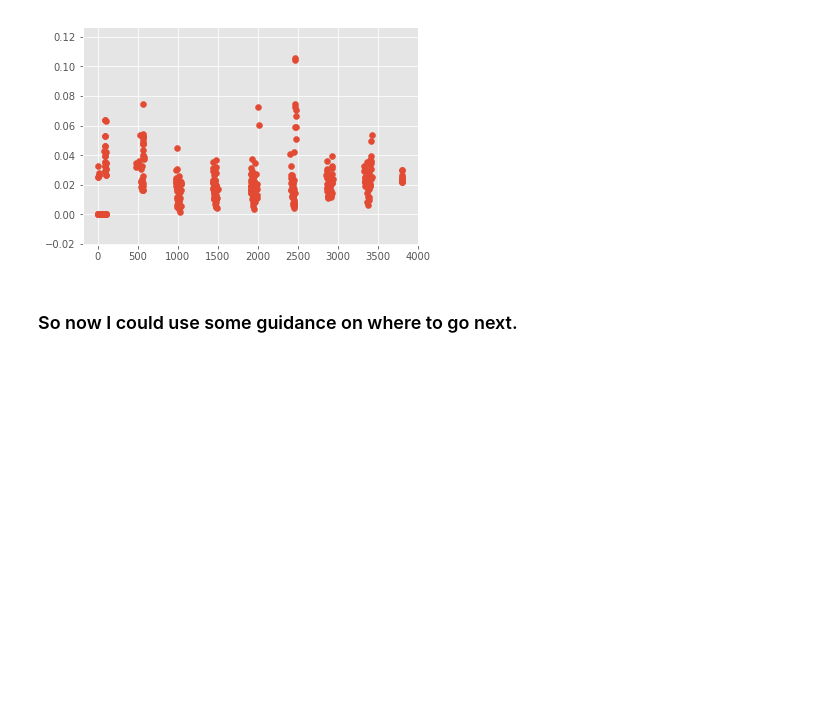
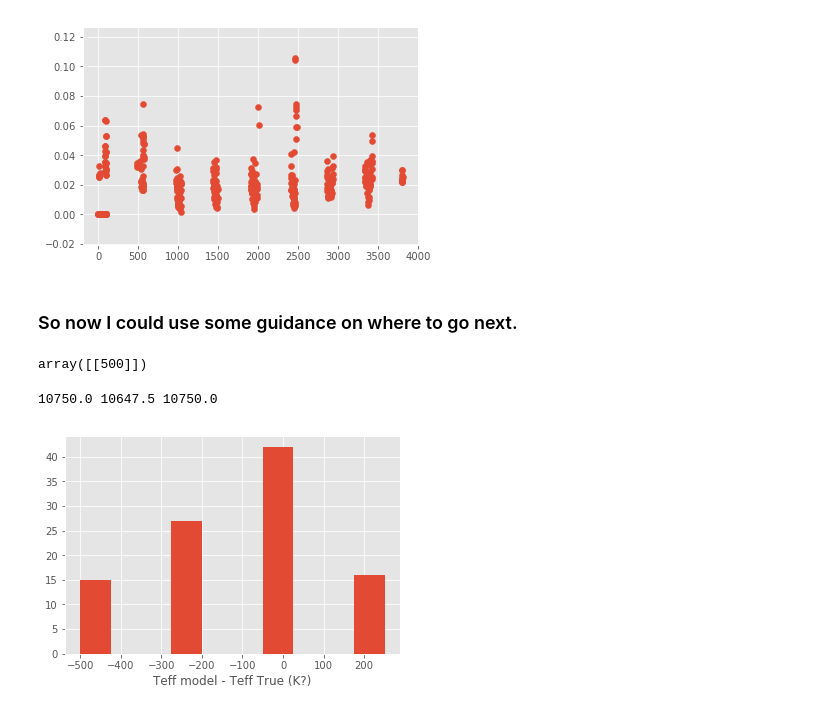
Before and after one commit to yoachim/LSST_narrowband, a Jupyter notebook: KDtrees_stuff.ipynb, the cells around one changed output. Cells and saved outputs as stored; diff of their text form; code cells hidden in the pictures; blank space fills up the shorter version.

```diff
--- a/KDtrees_stuff.ipynb
+++ b/KDtrees_stuff.ipynb
@@ -134,0 +141,19 @@ plt.scatter(ind, dist);
+# %%
+# this should return 500, since it's looking up something in the tree
+dist, ind = trizzle.query(observed.reshape(1,-1), k=1)
+ind
+# %% [output]
+array([[500]])
+# %%
+# Now, what happens if we add some Gaussian noise to it 100 different ways.
+# I'm pretending that there's 0.05 mag error on the observation of each magnitude
+observed = color_array[500,:] + np.random.randn(600).reshape(100, 6)*.05
+# %%
+dist, ind = trizzle.query(observed, k=1)
+# %%
+plt.hist(model_atm_mags['Teff'][ind]-model_atm_mags['Teff'][500])
+plt.xlabel('Teff model - Teff True (K?)')
+print(np.median(model_atm_mags['Teff'][ind]), np.mean(model_atm_mags['Teff'][ind]), model_atm_mags['Teff'][500])
+# %% [output]
+10750.0 10647.5 10750.0
+[figure, added]
```
Also changed, not shown: parts of 7 cells of this notebook.
